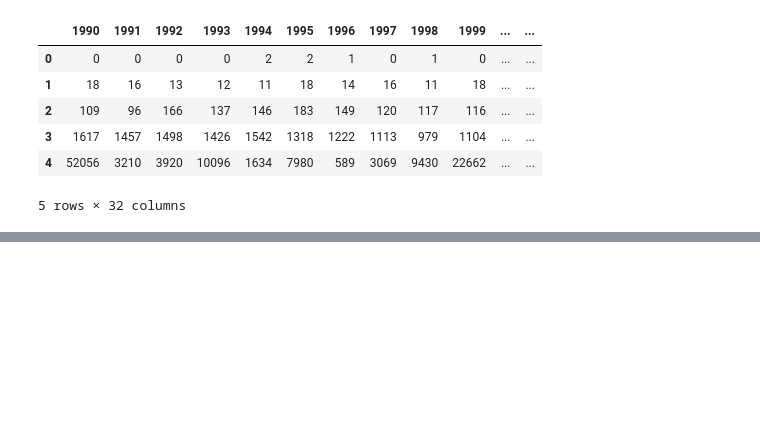
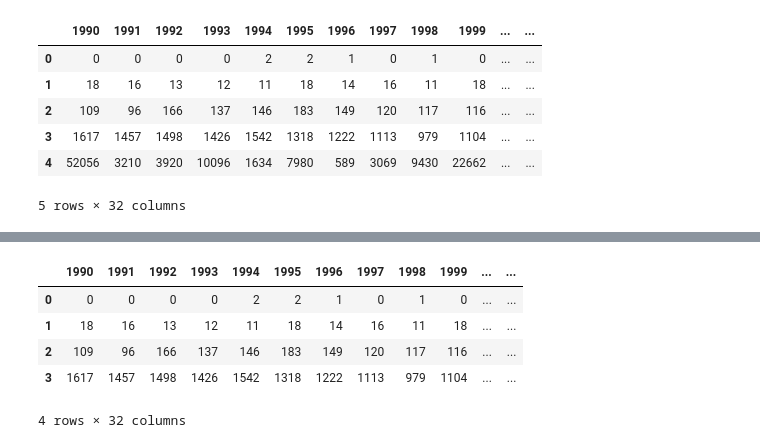
Before and after one commit to UgochiPrince/Earthquakes, a Jupyter notebook: earthquake_mongo.ipynb, the cells around one changed output, grey strips where cells are left out. Drawn from its saved outputs; the diff is of its cells as text; code cells hidden in the pictures; blank space fills up the shorter version.

```diff
--- a/earthquake_mongo.ipynb
+++ b/earthquake_mongo.ipynb
@@ -222,0 +173,11 @@ earthquake_data.find_one({'Magnitude': '5-5.9'})
+# %%
+#clean data by removing unnecessary column
+updated_combined_data = combined_data.drop([combined_data.index[4]])
+updated_combined_data
+# %% [output]
+|  | 1990 | 1991 | 1992 | 1993 | 1994 | 1995 | 1996 | 1997 | 1998 | 1999 | ... | ... |
+| 0 | 0 | 0 | 0 | 0 | 2 | 2 | 1 | 0 | 1 | 0 | ... | ... |
+| 1 | 18 | 16 | 13 | 12 | 11 | 18 | 14 | 16 | 11 | 18 | ... | ... |
+| 2 | 109 | 96 | 166 | 137 | 146 | 183 | 149 | 120 | 117 | 116 | ... | ... |
+| 3 | 1617 | 1457 | 1498 | 1426 | 1542 | 1318 | 1222 | 1113 | 979 | 1104 | ... | ... |
+4 rows × 32 columns
```
Also changed, not shown: parts of 11 cells of this notebook, 1 other file.
